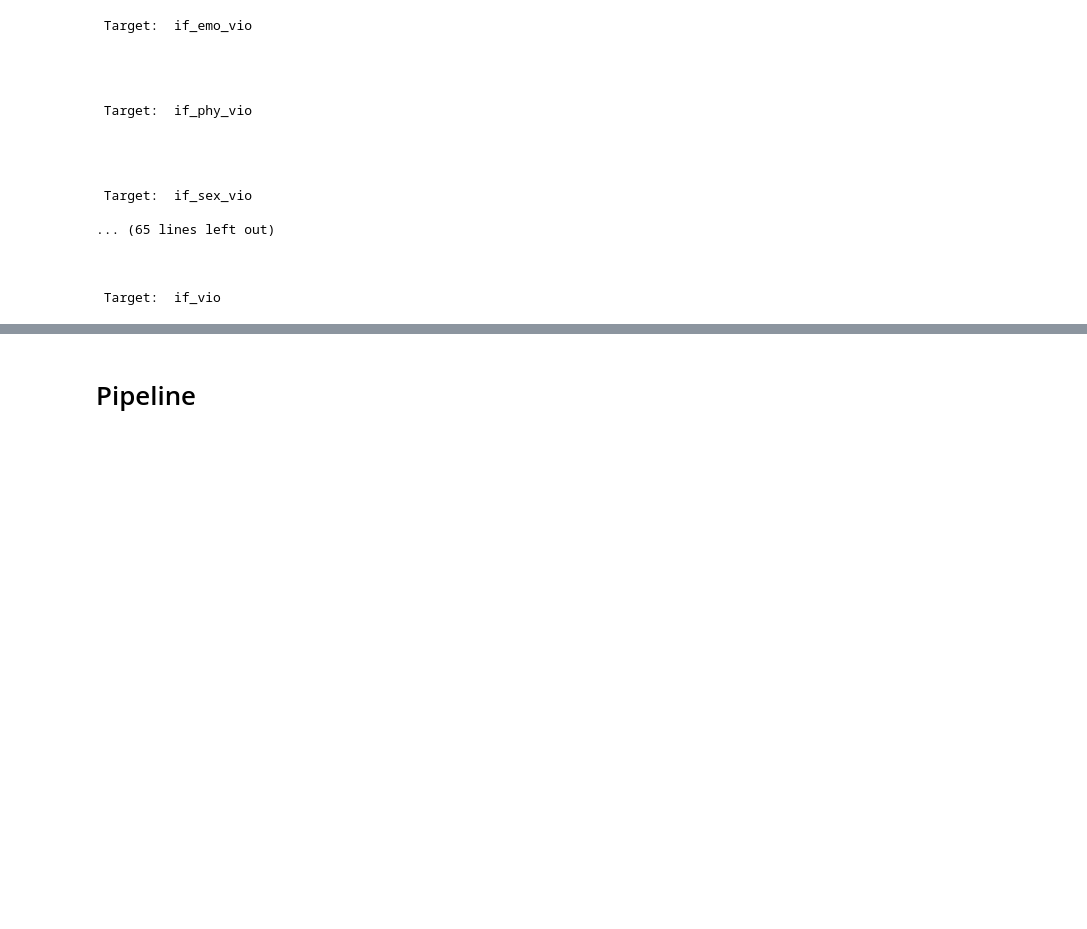
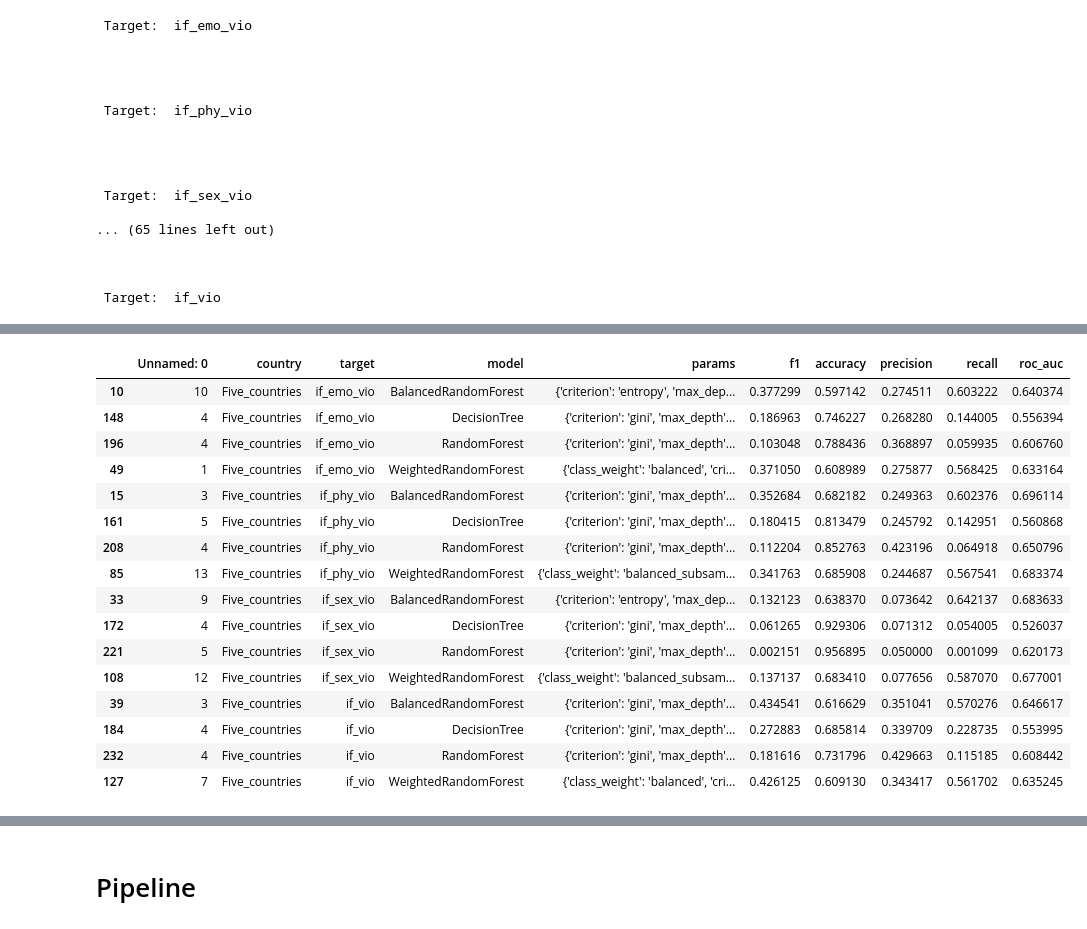
Before and after one commit to keiraou/ML-final-project, a Jupyter notebook: Tree_ensembles_analysis.ipynb, the cells around one changed output, grey strips where cells are left out. Cells and saved outputs as stored; diff of their text form; code cells hidden in the pictures; blank space fills up the shorter version.

```diff
--- a/Tree_ensembles_analysis.ipynb
+++ b/Tree_ensembles_analysis.ipynb
@@ -186,0 +208,23 @@ five_country_df.to_csv("result_model_trees_5combined.csv")
+# %%
+idx = model_result_merged.groupby(['target', 'model'])['f1'].idxmax()
+# model_result_merged.loc[idx, ['target','model', 'params', 'f1']]
+best_models = model_result_merged.loc[idx,:]
+best_models
+# %% [output]
+|  | Unnamed: 0 | country | target | model | params | f1 | accuracy | precision | recall | roc_auc |
+| 10 | 10 | Five_countries | if_emo_vio | BalancedRandomForest | {'criterion': 'entropy', 'max_dep... | 0.377299 | 0.597142 | 0.274511 | 0.603222 | 0.640374 |
+| 148 | 4 | Five_countries | if_emo_vio | DecisionTree | {'criterion': 'gini', 'max_depth'... | 0.186963 | 0.746227 | 0.268280 | 0.144005 | 0.556394 |
+| 196 | 4 | Five_countries | if_emo_vio | RandomForest | {'criterion': 'gini', 'max_depth'... | 0.103048 | 0.788436 | 0.368897 | 0.059935 | 0.606760 |
+| 49 | 1 | Five_countries | if_emo_vio | WeightedRandomForest | {'class_weight': 'balanced', 'cri... | 0.371050 | 0.608989 | 0.275877 | 0.568425 | 0.633164 |
+| 15 | 3 | Five_countries | if_phy_vio | BalancedRandomForest | {'criterion': 'gini', 'max_depth'... | 0.352684 | 0.682182 | 0.249363 | 0.602376 | 0.696114 |
+| 161 | 5 | Five_countries | if_phy_vio | DecisionTree | {'criterion': 'gini', 'max_depth'... | 0.180415 | 0.813479 | 0.245792 | 0.142951 | 0.560868 |
+| 208 | 4 | Five_countries | if_phy_vio | RandomForest | {'criterion': 'gini', 'max_depth'... | 0.112204 | 0.852763 | 0.423196 | 0.064918 | 0.650796 |
+| 85 | 13 | Five_countries | if_phy_vio | WeightedRandomForest | {'class_weight': 'balanced_subsam... | 0.341763 | 0.685908 | 0.244687 | 0.567541 | 0.683374 |
+| 33 | 9 | Five_countries | if_sex_vio | BalancedRandomForest | {'criterion': 'entropy', 'max_dep... | 0.132123 | 0.638370 | 0.073642 | 0.642137 | 0.683633 |
+| 172 | 4 | Five_countries | if_sex_vio | DecisionTree | {'criterion': 'gini', 'max_depth'... | 0.061265 | 0.929306 | 0.071312 | 0.054005 | 0.526037 |
+| 221 | 5 | Five_countries | if_sex_vio | RandomForest | {'criterion': 'gini', 'max_depth'... | 0.002151 | 0.956895 | 0.050000 | 0.001099 | 0.620173 |
+| 108 | 12 | Five_countries | if_sex_vio | WeightedRandomForest | {'class_weight': 'balanced_subsam... | 0.137137 | 0.683410 | 0.077656 | 0.587070 | 0.677001 |
+| 39 | 3 | Five_countries | if_vio | BalancedRandomForest | {'criterion': 'gini', 'max_depth'... | 0.434541 | 0.616629 | 0.351041 | 0.570276 | 0.646617 |
+| 184 | 4 | Five_countries | if_vio | DecisionTree | {'criterion': 'gini', 'max_depth'... | 0.272883 | 0.685814 | 0.339709 | 0.228735 | 0.553995 |
+| 232 | 4 | Five_countries | if_vio | RandomForest | {'criterion': 'gini', 'max_depth'... | 0.181616 | 0.731796 | 0.429663 | 0.115185 | 0.608442 |
+| 127 | 7 | Five_countries | if_vio | WeightedRandomForest | {'class_weight': 'balanced', 'cri... | 0.426125 | 0.609130 | 0.343417 | 0.561702 | 0.635245 |
```
Also changed, not shown: parts of 24 cells of this notebook, 1 other file.
